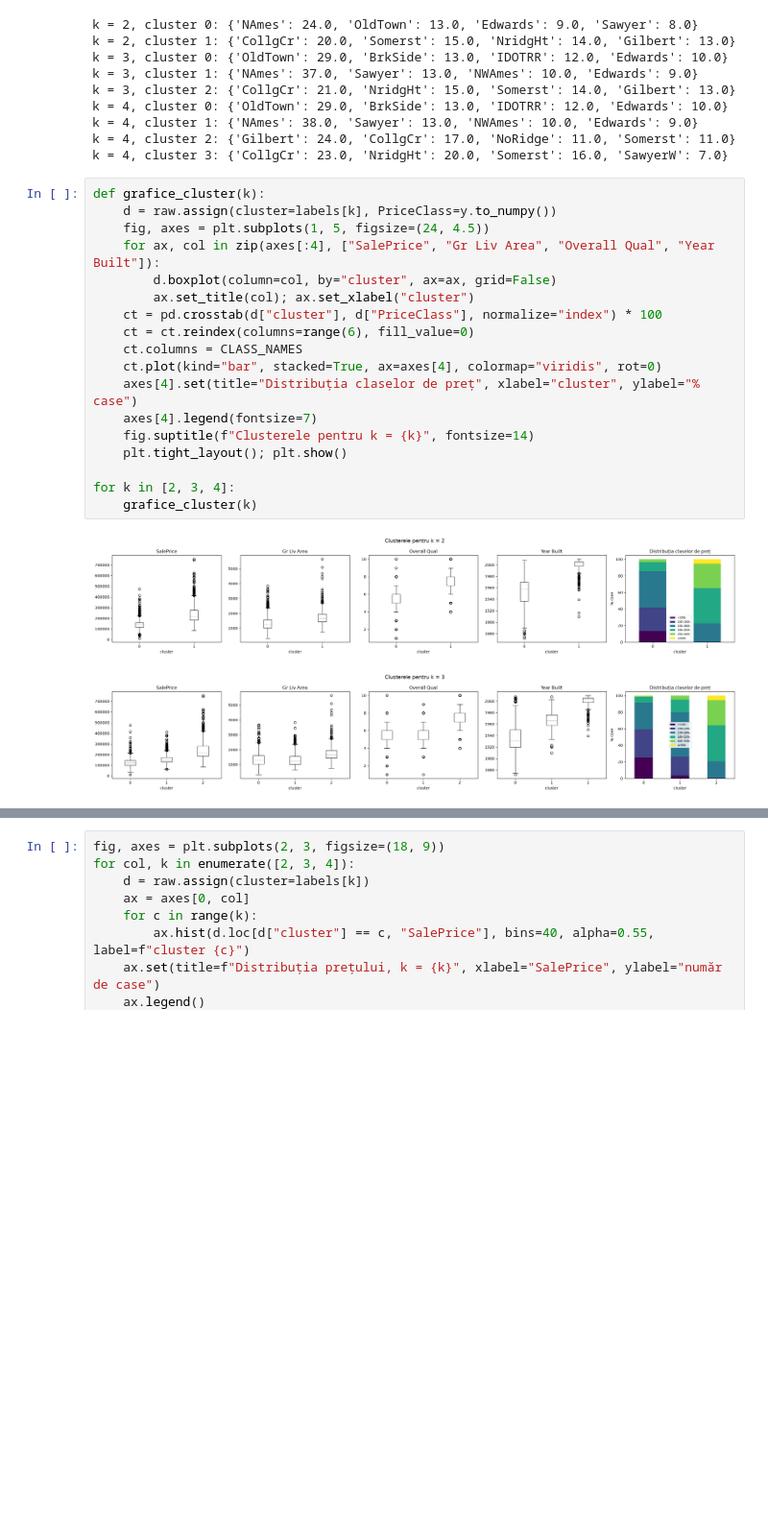
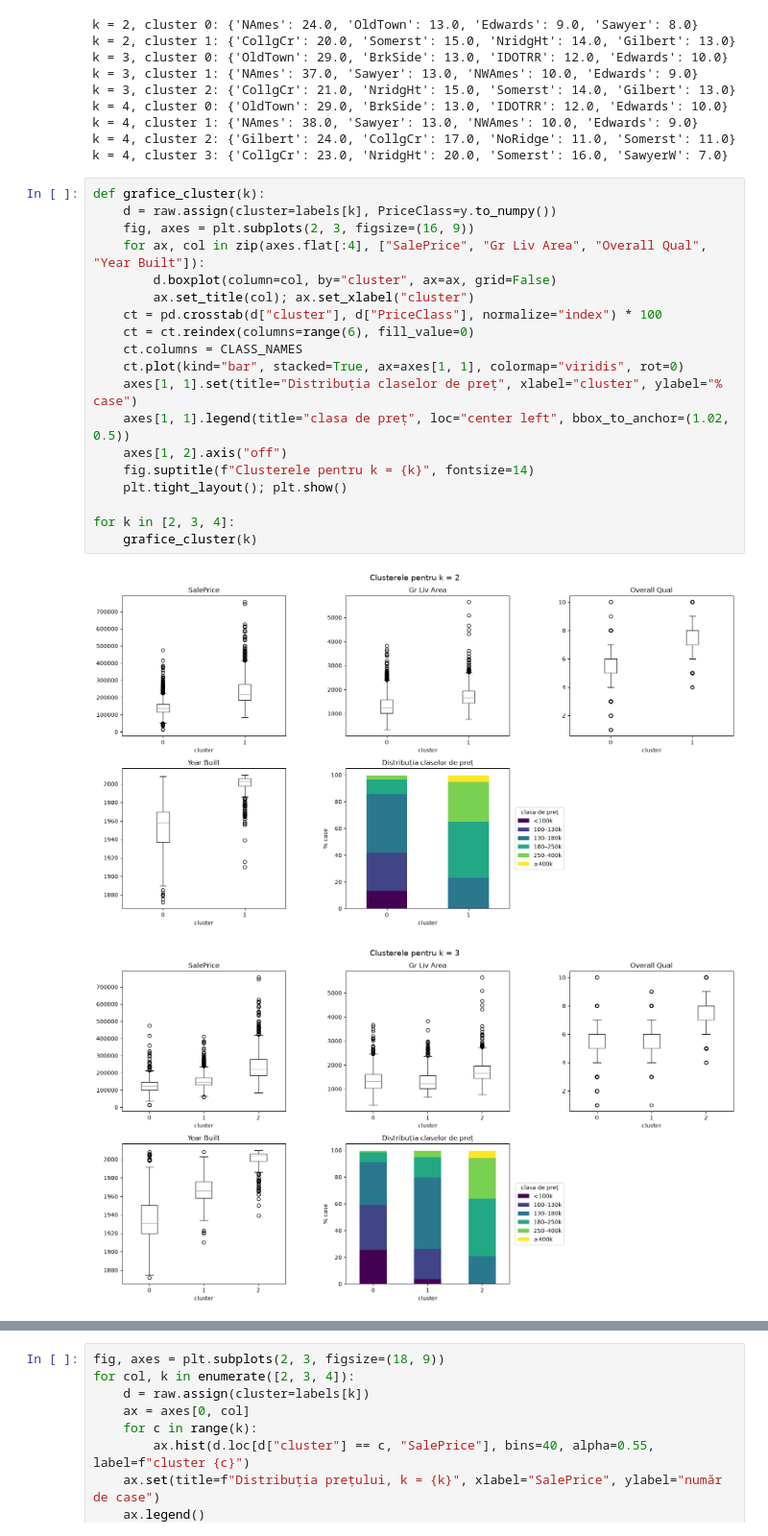
Before and after one commit to viragdiana/ML, a Jupyter notebook: lab3/lab3_stefi.ipynb, the cells around one changed output, grey strips where cells are left out. Shown at 96% size. Drawn from its saved outputs; the diff is of its cells as text; blank space fills up the shorter version.

Commit message:
mici modificari la commuri si un scatter plot in plus for a better view

```diff
--- a/lab3/lab3_stefi.ipynb
+++ b/lab3/lab3_stefi.ipynb
@@ -97,21 +97,22 @@ k = 4, cluster 3: {'CollgCr': 23.0, 'NridgHt': 20.0, 'Somerst': 16.0, 'SawyerW':
 # %%
 def grafice_cluster(k):
     d = raw.assign(cluster=labels[k], PriceClass=y.to_numpy())
-    fig, axes = plt.subplots(1, 5, figsize=(24, 4.5))
-    for ax, col in zip(axes[:4], ["SalePrice", "Gr Liv Area", "Overall Qual", "Year Built"]):
+    fig, axes = plt.subplots(2, 3, figsize=(16, 9))
+    for ax, col in zip(axes.flat[:4], ["SalePrice", "Gr Liv Area", "Overall Qual", "Year Built"]):
         d.boxplot(column=col, by="cluster", ax=ax, grid=False)
         ax.set_title(col); ax.set_xlabel("cluster")
     ct = pd.crosstab(d["cluster"], d["PriceClass"], normalize="index") * 100
     ct = ct.reindex(columns=range(6), fill_value=0)
     ct.columns = CLASS_NAMES
-    ct.plot(kind="bar", stacked=True, ax=axes[4], colormap="viridis", rot=0)
-    axes[4].set(title="Distribuția claselor de preț", xlabel="cluster", ylabel="% case")
-    axes[4].legend(fontsize=7)
+    ct.plot(kind="bar", stacked=True, ax=axes[1, 1], colormap="viridis", rot=0)
+    axes[1, 1].set(title="Distribuția claselor de preț", xlabel="cluster", ylabel="% case")
+    axes[1, 1].legend(title="clasa de preț", loc="center left", bbox_to_anchor=(1.02, 0.5))
+    axes[1, 2].axis("off")
     fig.suptitle(f"Clusterele pentru k = {k}", fontsize=14)
     plt.tight_layout(); plt.show()
 
 for k in [2, 3, 4]:
     grafice_cluster(k)
 # %% [output]
-[figure, old version]
+[figure, new version]
-[figure, old version]
+[figure, new version]
```
Also changed, not shown: parts of 8 cells of this notebook, 1 other file.
